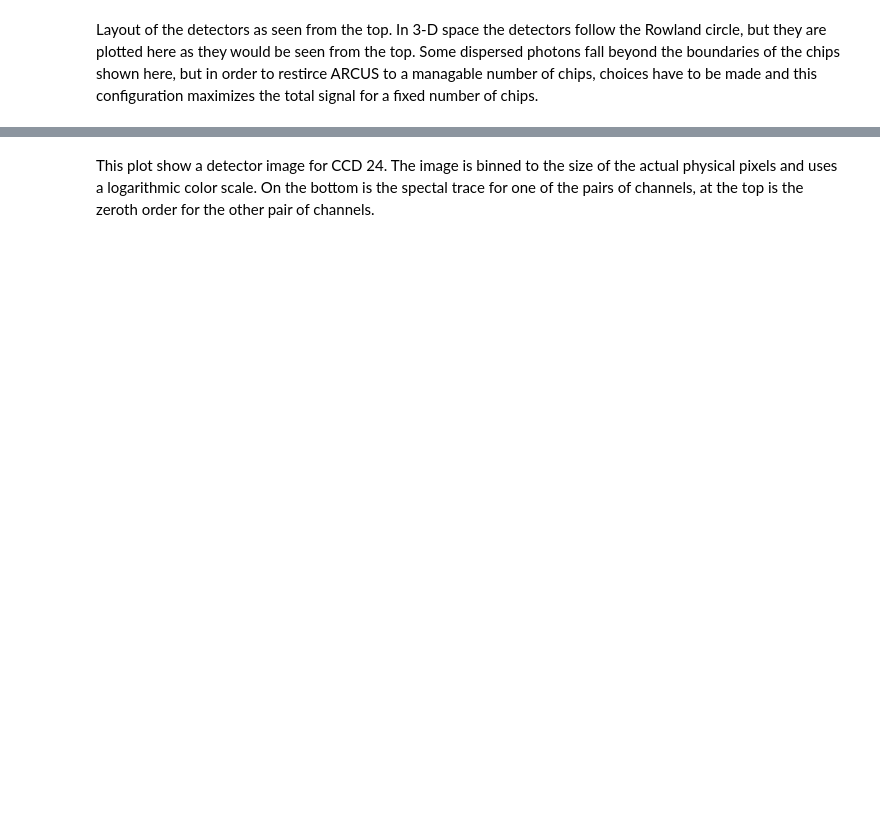
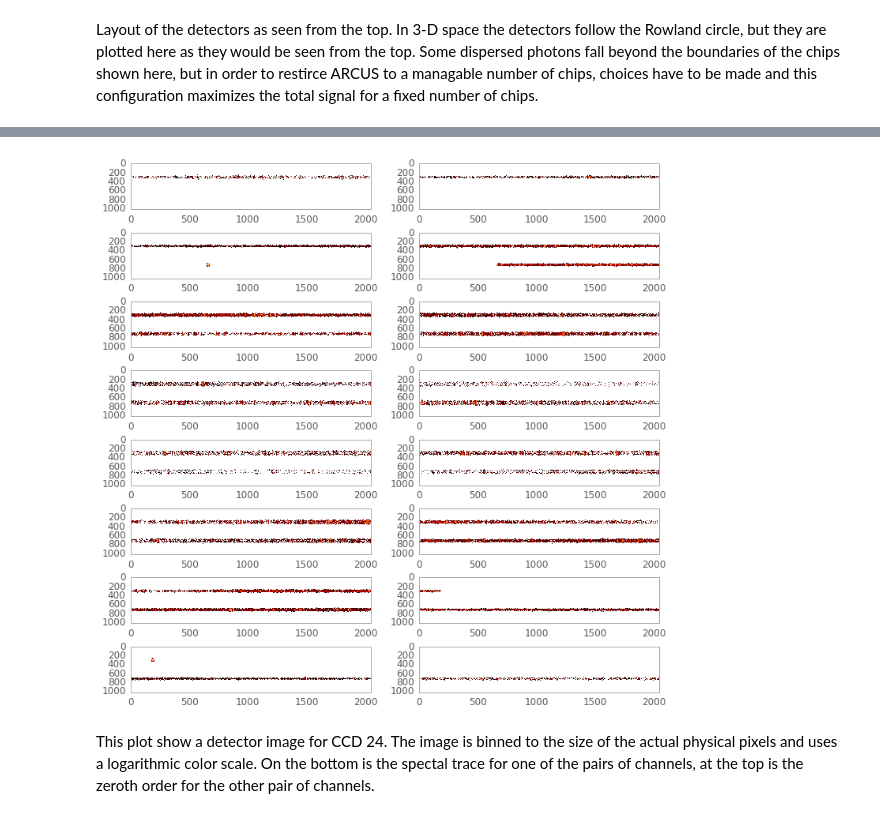
Before and after one commit to hamogu/ARCUS, a Jupyter notebook: notebooks/CATmerrit.ipynb, the cells around one changed output, grey strips where cells are left out. Saved outputs shown, nothing was run; the diff lists cells and outputs as text; code cells hidden in the pictures; blank space fills up the shorter version.

```diff
--- a/notebooks/CATmerrit.ipynb
+++ b/notebooks/CATmerrit.ipynb
@@ -584,2 +612,15 @@ fig.savefig(os.path.join(figureout, 'EQPegonCCD24.pdf'), dpi=300)
+# %%
+fig = plt.figure(figsize=(12,12))
+for i in range(16):
+    ax = fig.add_subplot(8,2,i+1)
+    ind = eqpegA['CCD_ID'] == topccdids[i]
+    hist, xedges, yedges = np.histogram2d(eqpegA['detpix_y'][ind], eqpegA['detpix_x'][ind],
+                                    weights=eqpegA['probability'][ind],
+                                range=[[0,1024], [0,2048]], bins=[1024,2048]
+              )
+    ax.imshow(hist, aspect='auto', interpolation='none', norm=matplotlib.colors.LogNorm())
+    ax.grid()
+# %% [output]
+[figure, added]
 # %% [markdown]
 This plot show a detector image for CCD 24. The image is binned to the size of the actual physical pixels and uses a logarithmic color scale. On the bottom is the spectal trace for one of the pairs of channels, at the top is the zeroth order for the other pair of channels.
```
Also changed, not shown: parts of 12 cells of this notebook.
